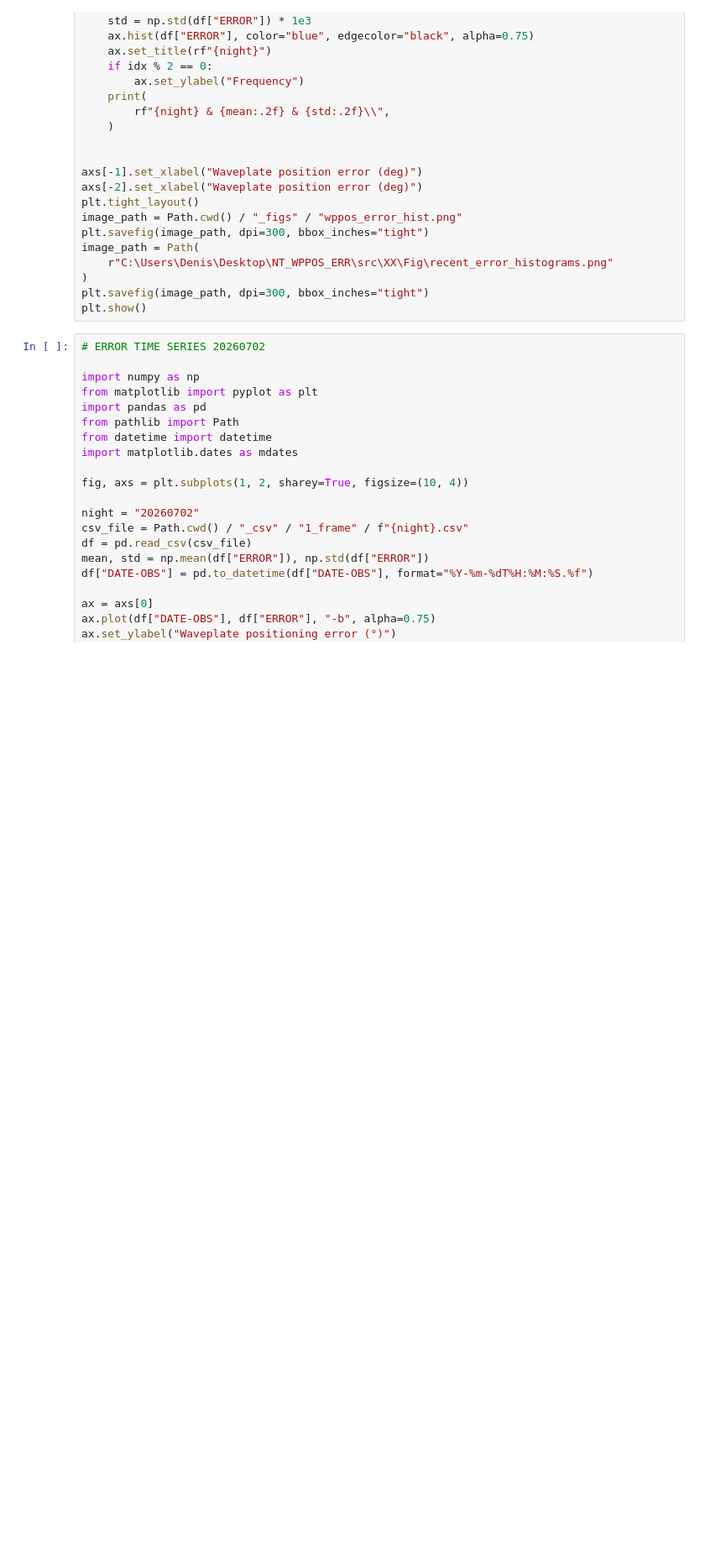
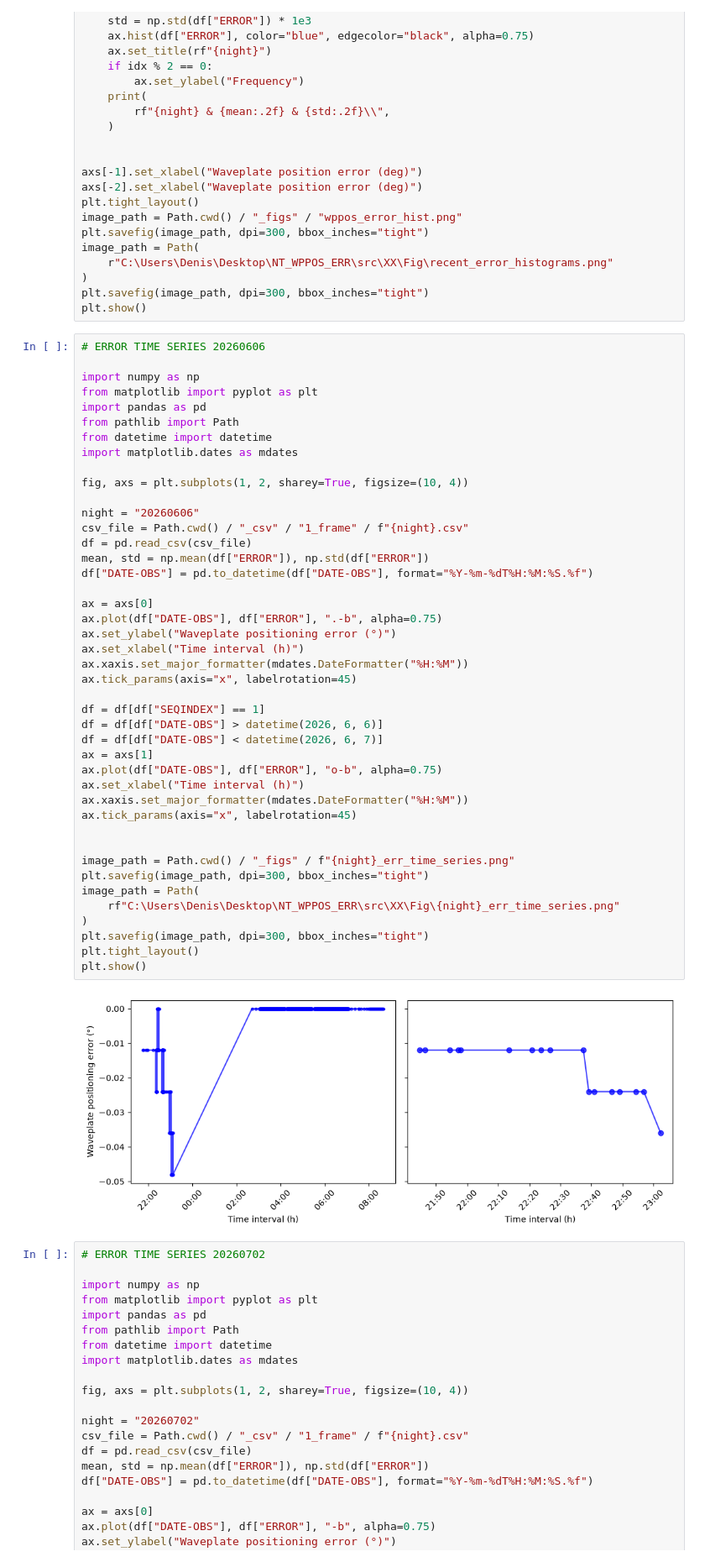
Before and after one commit to dev-LNA/S4CSTP, a Jupyter notebook: notebooks/wppos_error/wppos_error.ipynb, the cells around one changed output. Shown at 84% size. Cells and saved outputs as stored; diff of their text form; blank space fills up the shorter version.

```diff
--- a/notebooks/wppos_error/wppos_error.ipynb
+++ b/notebooks/wppos_error/wppos_error.ipynb
@@ -195,6 +195,51 @@ image_path = Path(
 )
 plt.savefig(image_path, dpi=300, bbox_inches="tight")
 plt.show()
+# %%
+# ERROR TIME SERIES 20260606
+
+import numpy as np
+from matplotlib import pyplot as plt
+import pandas as pd
+from pathlib import Path
+from datetime import datetime
+import matplotlib.dates as mdates
+
+fig, axs = plt.subplots(1, 2, sharey=True, figsize=(10, 4))
+
+night = "20260606"
+csv_file = Path.cwd() / "_csv" / "1_frame" / f"{night}.csv"
+df = pd.read_csv(csv_file)
+mean, std = np.mean(df["ERROR"]), np.std(df["ERROR"])
+df["DATE-OBS"] = pd.to_datetime(df["DATE-OBS"], format="%Y-%m-%dT%H:%M:%S.%f")
+
+ax = axs[0]
+ax.plot(df["DATE-OBS"], df["ERROR"], ".-b", alpha=0.75)
+ax.set_ylabel("Waveplate positioning error (°)")
+ax.set_xlabel("Time interval (h)")
+ax.xaxis.set_major_formatter(mdates.DateFormatter("%H:%M"))
+ax.tick_params(axis="x", labelrotation=45)
+
+df = df[df["SEQINDEX"] == 1]
+df = df[df["DATE-OBS"] > datetime(2026, 6, 6)]
+df = df[df["DATE-OBS"] < datetime(2026, 6, 7)]
+ax = axs[1]
+ax.plot(df["DATE-OBS"], df["ERROR"], "o-b", alpha=0.75)
+ax.set_xlabel("Time interval (h)")
+ax.xaxis.set_major_formatter(mdates.DateFormatter("%H:%M"))
+ax.tick_params(axis="x", labelrotation=45)
+
+
+image_path = Path.cwd() / "_figs" / f"{night}_err_time_series.png"
+plt.savefig(image_path, dpi=300, bbox_inches="tight")
+image_path = Path(
+    rf"C:\Users\Denis\Desktop\NT_WPPOS_ERR\src\XX\Fig\{night}_err_time_series.png"
+)
+plt.savefig(image_path, dpi=300, bbox_inches="tight")
+plt.tight_layout()
+plt.show()
+# %% [output]
+[figure, added]
 # %%
 # ERROR TIME SERIES 20260702
 
```
Also changed, not shown: parts of 2 cells of this notebook, 1 other file.
